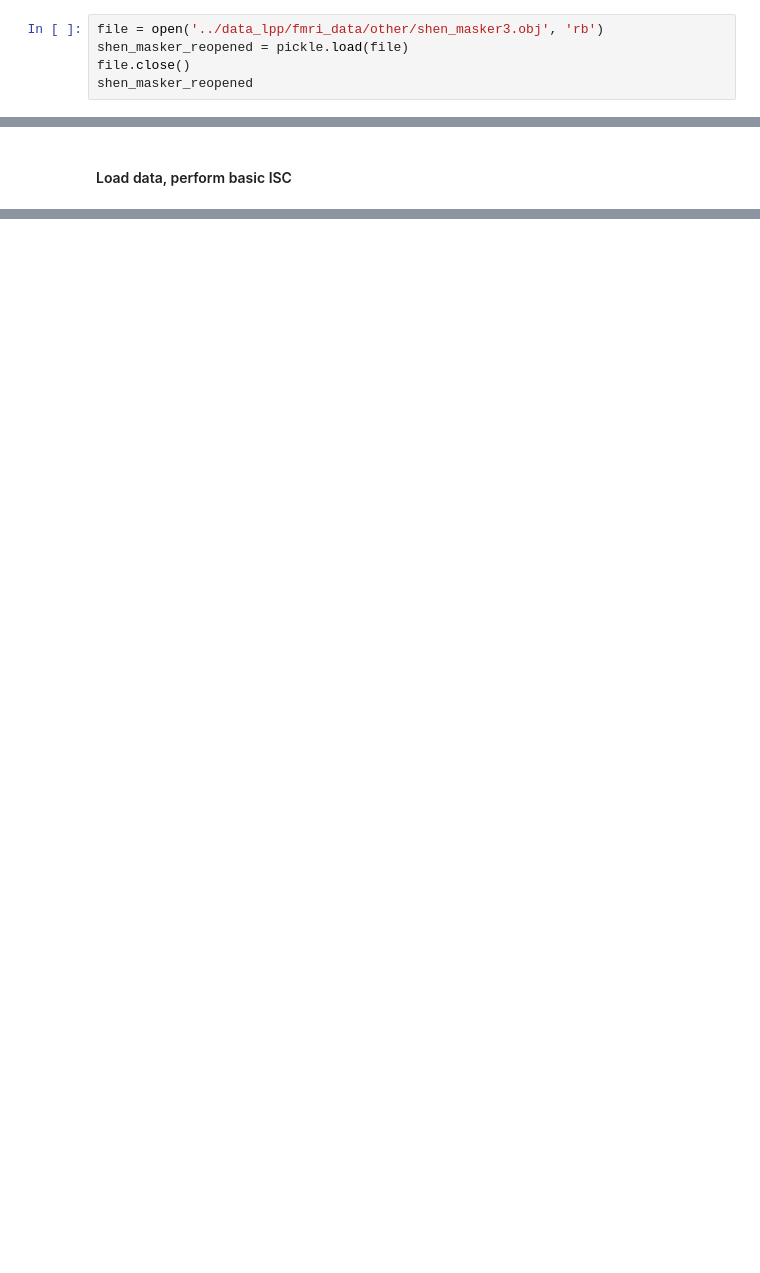
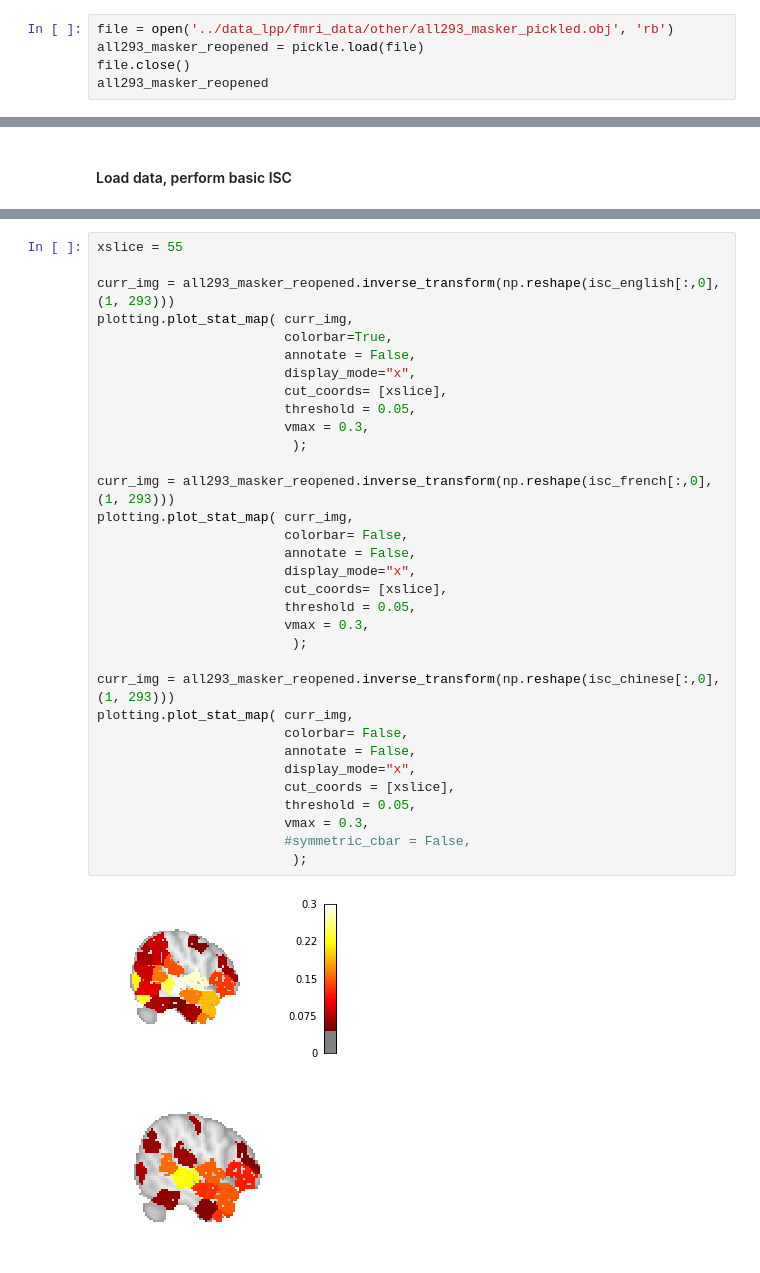
Before and after one commit to nomcomm/littleprince_multilingual, a Jupyter notebook: scripts/03_BasicISC_Segments.ipynb, the cells around one changed output, grey strips where cells are left out. Cells and saved outputs as stored; diff of their text form; blank space fills up the shorter version.

```diff
--- a/scripts/03_BasicISC_Segments.ipynb
+++ b/scripts/03_BasicISC_Segments.ipynb
@@ -14,7 +14,7 @@ from nilearn import datasets, plotting
 # %%
-file = open('../data_lpp/fmri_data/other/shen_masker3.obj', 'rb')
-shen_masker_reopened = pickle.load(file)
+file = open('../data_lpp/fmri_data/other/all293_masker_pickled.obj', 'rb')
+all293_masker_reopened = pickle.load(file)
 file.close()
-shen_masker_reopened
+all293_masker_reopened
 # %% [output]
 NiftiLabelsMasker(detrend=True, high_pass=0.01,
@@ -54,0 +171,36 @@ Assuming 27 subjects with 309 time points and 293 voxel(s) or ROI(s).
+# %%
+xslice = 55
+
+curr_img = all293_masker_reopened.inverse_transform(np.reshape(isc_english[:,0], (1, 293)))
+plotting.plot_stat_map( curr_img,
+                        colorbar=True,
+                        annotate = False,
+                        display_mode="x",
+                        cut_coords= [xslice],
+                        threshold = 0.05,
+                        vmax = 0.3,
+                         );
+
+curr_img = all293_masker_reopened.inverse_transform(np.reshape(isc_french[:,0], (1, 293)))
+plotting.plot_stat_map( curr_img,
+                        colorbar= False,
+                        annotate = False,
+                        display_mode="x",
+                        cut_coords= [xslice],
+                        threshold = 0.05,
+                        vmax = 0.3,
+                         );
+
+curr_img = all293_masker_reopened.inverse_transform(np.reshape(isc_chinese[:,0], (1, 293)))
+plotting.plot_stat_map( curr_img,
+                        colorbar= False,
+                        annotate = False,
+                        display_mode="x",
+                        cut_coords = [xslice],
+                        threshold = 0.05,
+                        vmax = 0.3,
+                        #symmetric_cbar = False,
+                         );
+# %% [output]
+[figure, added]
+[figure, added]
```
Also changed, not shown: parts of 13 cells of this notebook, 4 other files.
